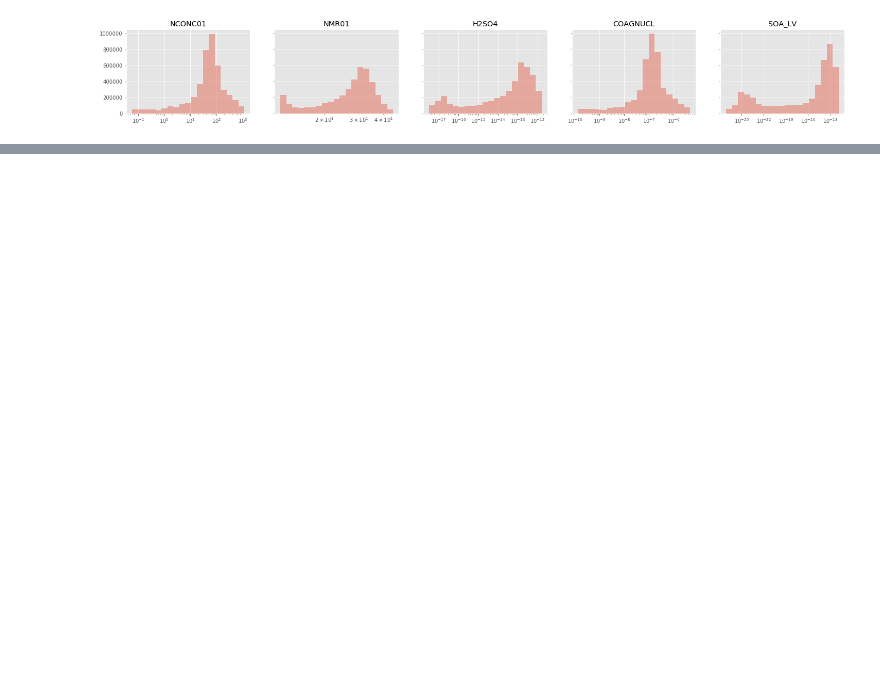
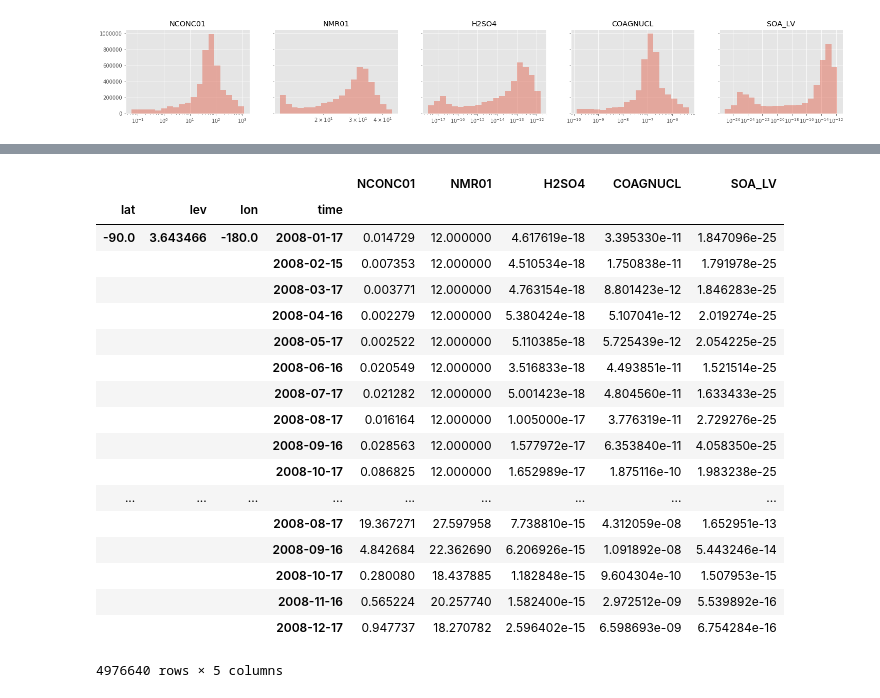
Before and after one commit to daliagachc/sara-cluster, a Jupyter notebook: sara_cluster/notebooks/sara_cluster_nb.ipynb, the cells around one changed output, grey strips where cells are left out. Saved outputs shown, nothing was run; the diff lists cells and outputs as text; code cells hidden in the pictures; blank space fills up the shorter version.

```diff
--- a/sara_cluster/notebooks/sara_cluster_nb.ipynb
+++ b/sara_cluster/notebooks/sara_cluster_nb.ipynb
@@ -149,3 +155,25 @@ for i, line in enumerate(ax.get_lines()):
+# %%
+df.reset
+# %% [output]
+|  |  |  |  | NCONC01 | NMR01 | H2SO4 | COAGNUCL | SOA_LV |
+| lat | lev | lon | time |  |  |  |  |  |
+| -90.0 | 3.643466 | -180.0 | 2008-01-17 | 0.014729 | 12.000000 | 4.617619e-18 | 3.395330e-11 | 1.847096e-25 |
+|  |  |  | 2008-02-15 | 0.007353 | 12.000000 | 4.510534e-18 | 1.750838e-11 | 1.791978e-25 |
+|  |  |  | 2008-03-17 | 0.003771 | 12.000000 | 4.763154e-18 | 8.801423e-12 | 1.846283e-25 |
+|  |  |  | 2008-04-16 | 0.002279 | 12.000000 | 5.380424e-18 | 5.107041e-12 | 2.019274e-25 |
+|  |  |  | 2008-05-17 | 0.002522 | 12.000000 | 5.110385e-18 | 5.725439e-12 | 2.054225e-25 |
+|  |  |  | 2008-06-16 | 0.020549 | 12.000000 | 3.516833e-18 | 4.493851e-11 | 1.521514e-25 |
+|  |  |  | 2008-07-17 | 0.021282 | 12.000000 | 5.001423e-18 | 4.804560e-11 | 1.633433e-25 |
+|  |  |  | 2008-08-17 | 0.016164 | 12.000000 | 1.005000e-17 | 3.776319e-11 | 2.729276e-25 |
+|  |  |  | 2008-09-16 | 0.028563 | 12.000000 | 1.577972e-17 | 6.353840e-11 | 4.058350e-25 |
+|  |  |  | 2008-10-17 | 0.086825 | 12.000000 | 1.652989e-17 | 1.875116e-10 | 1.983238e-25 |
+| ... | ... | ... | ... | ... | ... | ... | ... | ... |
+|  |  |  | 2008-08-17 | 19.367271 | 27.597958 | 7.738810e-15 | 4.312059e-08 | 1.652951e-13 |
+|  |  |  | 2008-09-16 | 4.842684 | 22.362690 | 6.206926e-15 | 1.091892e-08 | 5.443246e-14 |
+|  |  |  | 2008-10-17 | 0.280080 | 18.437885 | 1.182848e-15 | 9.604304e-10 | 1.507953e-15 |
+|  |  |  | 2008-11-16 | 0.565224 | 20.257740 | 1.582400e-15 | 2.972512e-09 | 5.539892e-16 |
+|  |  |  | 2008-12-17 | 0.947737 | 18.270782 | 2.596402e-15 | 6.598693e-09 | 6.754284e-16 |
+4976640 rows × 5 columns
 # %%
 _df1 = _df.groupby([la,time]).count()[cols[0]].unstack(la)
 
```
Also changed, not shown: parts of 9 cells of this notebook, 1 other file.
